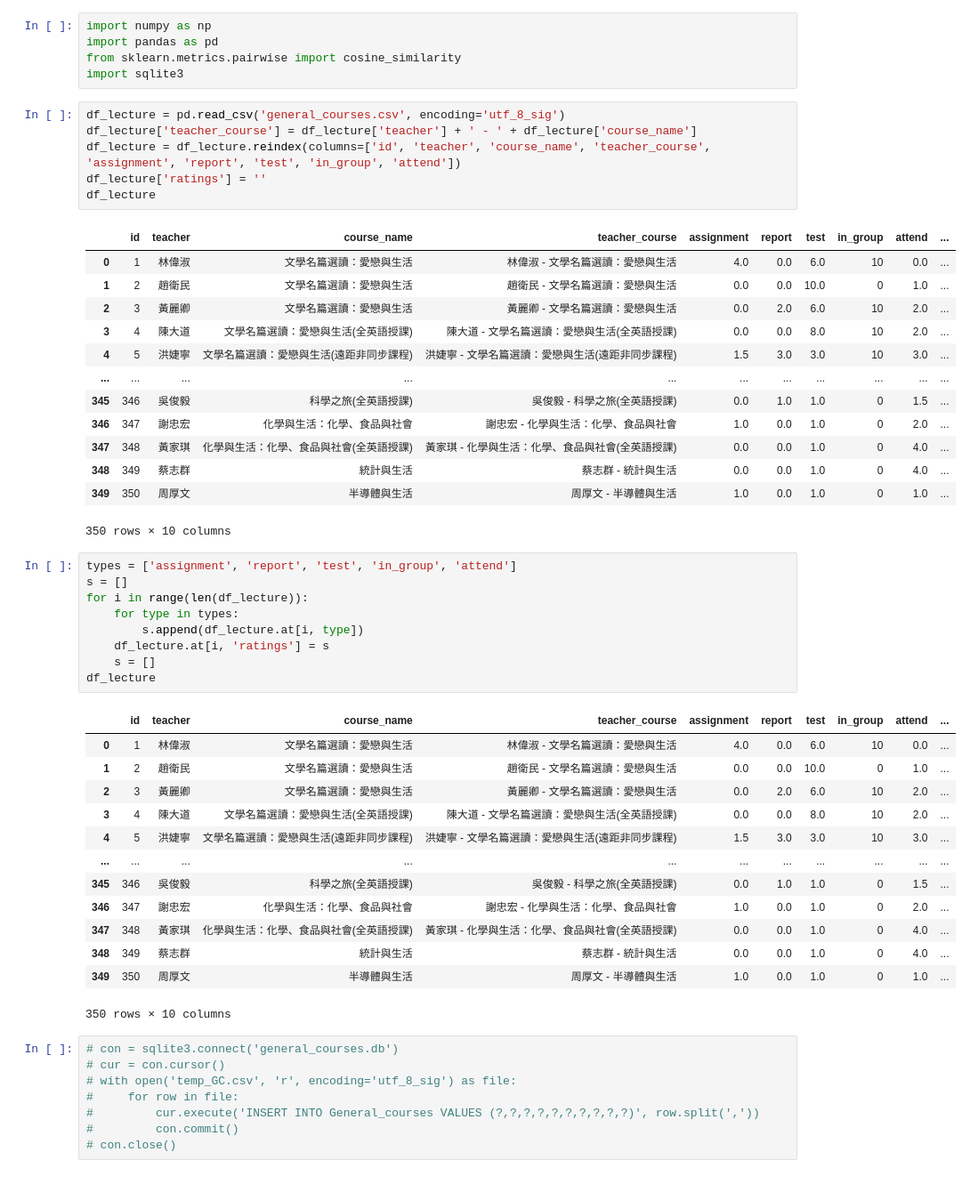
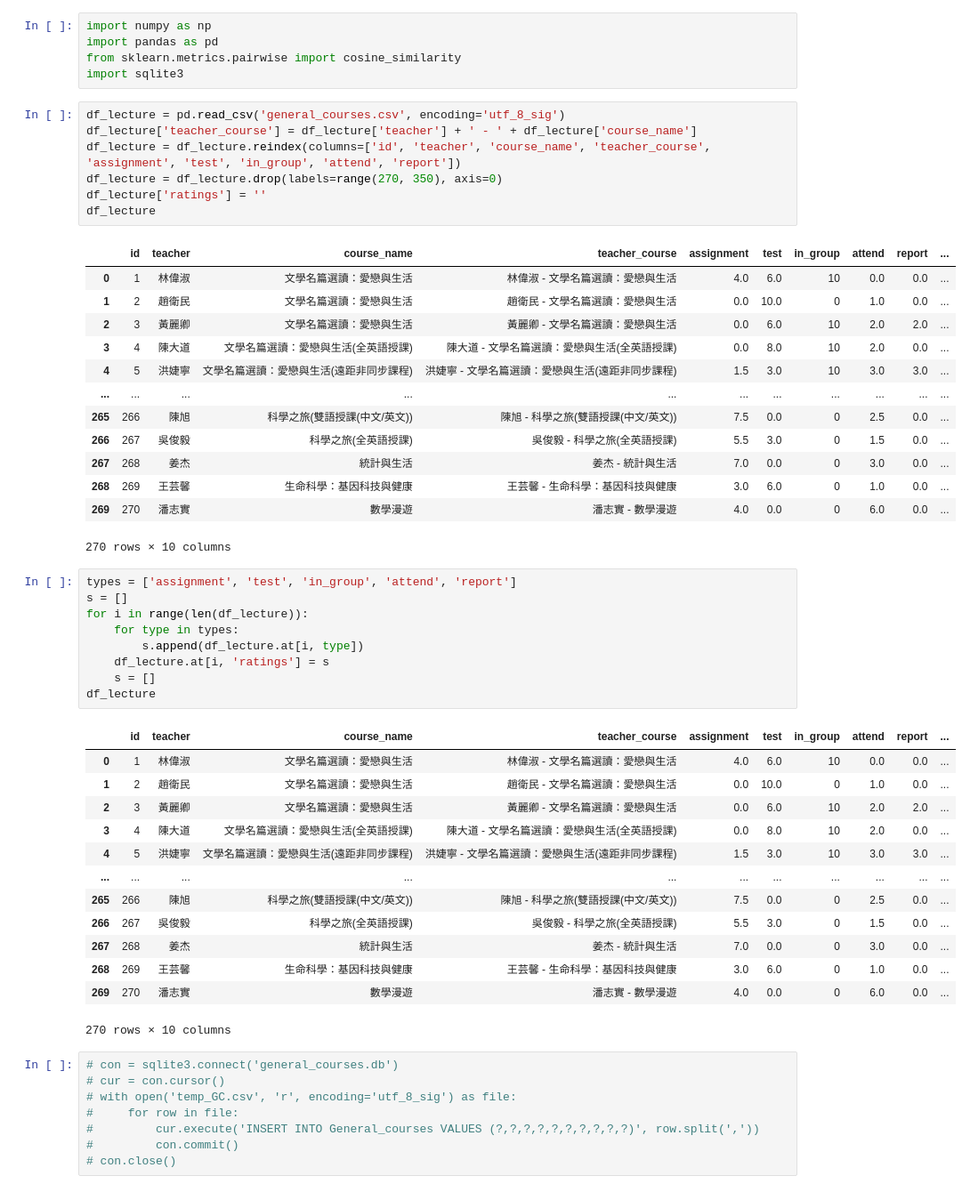
Before and after one commit to k0sutokiri/recommend-system, a Jupyter notebook: _General_courses/general_recommend.ipynb, the cells around one changed output. Shown: that part at 89% size. Saved outputs shown, nothing was run; the diff lists cells and outputs as text.

```diff
--- a/_General_courses/general_recommend.ipynb
+++ b/_General_courses/general_recommend.ipynb
@@ -6,25 +6,26 @@ import sqlite3
 # %%
 df_lecture = pd.read_csv('general_courses.csv', encoding='utf_8_sig')
 df_lecture['teacher_course'] = df_lecture['teacher'] + ' - ' + df_lecture['course_name']
-df_lecture = df_lecture.reindex(columns=['id', 'teacher', 'course_name', 'teacher_course', 'assignment', 'report', 'test', 'in_group', 'attend'])
+df_lecture = df_lecture.reindex(columns=['id', 'teacher', 'course_name', 'teacher_course', 'assignment', 'test', 'in_group', 'attend', 'report'])
+df_lecture = df_lecture.drop(labels=range(270, 350), axis=0)
 df_lecture['ratings'] = ''
 df_lecture
 # %% [output]
-|  | id | teacher | course_name | teacher_course | assignment | report | test | in_group | attend | ... |
-| 0 | 1 | 林偉淑 | 文學名篇選讀：愛戀與生活 | 林偉淑 - 文學名篇選讀：愛戀與生活 | 4.0 | 0.0 | 6.0 | 10 | 0.0 | ... |
-| 1 | 2 | 趙衛民 | 文學名篇選讀：愛戀與生活 | 趙衛民 - 文學名篇選讀：愛戀與生活 | 0.0 | 0.0 | 10.0 | 0 | 1.0 | ... |
-| 2 | 3 | 黃麗卿 | 文學名篇選讀：愛戀與生活 | 黃麗卿 - 文學名篇選讀：愛戀與生活 | 0.0 | 2.0 | 6.0 | 10 | 2.0 | ... |
-| 3 | 4 | 陳大道 | 文學名篇選讀：愛戀與生活(全英語授課) | 陳大道 - 文學名篇選讀：愛戀與生活(全英語授課) | 0.0 | 0.0 | 8.0 | 10 | 2.0 | ... |
-| 4 | 5 | 洪婕寧 | 文學名篇選讀：愛戀與生活(遠距非同步課程) | 洪婕寧 - 文學名篇選讀：愛戀與生活(遠距非同步課程) | 1.5 | 3.0 | 3.0 | 10 | 3.0 | ... |
+|  | id | teacher | course_name | teacher_course | assignment | test | in_group | attend | report | ... |
+| 0 | 1 | 林偉淑 | 文學名篇選讀：愛戀與生活 | 林偉淑 - 文學名篇選讀：愛戀與生活 | 4.0 | 6.0 | 10 | 0.0 | 0.0 | ... |
+| 1 | 2 | 趙衛民 | 文學名篇選讀：愛戀與生活 | 趙衛民 - 文學名篇選讀：愛戀與生活 | 0.0 | 10.0 | 0 | 1.0 | 0.0 | ... |
+| 2 | 3 | 黃麗卿 | 文學名篇選讀：愛戀與生活 | 黃麗卿 - 文學名篇選讀：愛戀與生活 | 0.0 | 6.0 | 10 | 2.0 | 2.0 | ... |
+| 3 | 4 | 陳大道 | 文學名篇選讀：愛戀與生活(全英語授課) | 陳大道 - 文學名篇選讀：愛戀與生活(全英語授課) | 0.0 | 8.0 | 10 | 2.0 | 0.0 | ... |
+| 4 | 5 | 洪婕寧 | 文學名篇選讀：愛戀與生活(遠距非同步課程) | 洪婕寧 - 文學名篇選讀：愛戀與生活(遠距非同步課程) | 1.5 | 3.0 | 10 | 3.0 | 3.0 | ... |
 | ... | ... | ... | ... | ... | ... | ... | ... | ... | ... | ... |
-| 345 | 346 | 吳俊毅 | 科學之旅(全英語授課) | 吳俊毅 - 科學之旅(全英語授課) | 0.0 | 1.0 | 1.0 | 0 | 1.5 | ... |
-| 346 | 347 | 謝忠宏 | 化學與生活：化學、食品與社會 | 謝忠宏 - 化學與生活：化學、食品與社會 | 1.0 | 0.0 | 1.0 | 0 | 2.0 | ... |
-| 347 | 348 | 黃家琪 | 化學與生活：化學、食品與社會(全英語授課) | 黃家琪 - 化學與生活：化學、食品與社會(全英語授課) | 0.0 | 0.0 | 1.0 | 0 | 4.0 | ... |
-| 348 | 349 | 蔡志群 | 統計與生活 | 蔡志群 - 統計與生活 | 0.0 | 0.0 | 1.0 | 0 | 4.0 | ... |
-| 349 | 350 | 周厚文 | 半導體與生活 | 周厚文 - 半導體與生活 | 1.0 | 0.0 | 1.0 | 0 | 1.0 | ... |
+| 265 | 266 | 陳旭 | 科學之旅(雙語授課(中文/英文)) | 陳旭 - 科學之旅(雙語授課(中文/英文)) | 7.5 | 0.0 | 0 | 2.5 | 0.0 | ... |
+| 266 | 267 | 吳俊毅 | 科學之旅(全英語授課) | 吳俊毅 - 科學之旅(全英語授課) | 5.5 | 3.0 | 0 | 1.5 | 0.0 | ... |
+| 267 | 268 | 姜杰 | 統計與生活 | 姜杰 - 統計與生活 | 7.0 | 0.0 | 0 | 3.0 | 0.0 | ... |
+| 268 | 269 | 王芸馨 | 生命科學：基因科技與健康 | 王芸馨 - 生命科學：基因科技與健康 | 3.0 | 6.0 | 0 | 1.0 | 0.0 | ... |
+| 269 | 270 | 潘志實 | 數學漫遊 | 潘志實 - 數學漫遊 | 4.0 | 0.0 | 0 | 6.0 | 0.0 | ... |
-350 rows × 10 columns
+270 rows × 10 columns
 # %%
-types = ['assignment', 'report', 'test', 'in_group', 'attend']
+types = ['assignment', 'test', 'in_group', 'attend', 'report']
 s = []
 for i in range(len(df_lecture)):
     for type in types:
@@ -33,19 +34,19 @@ for i in range(len(df_lecture)):
     s = []
 df_lecture
 # %% [output]
-|  | id | teacher | course_name | teacher_course | assignment | report | test | in_group | attend | ... |
-| 0 | 1 | 林偉淑 | 文學名篇選讀：愛戀與生活 | 林偉淑 - 文學名篇選讀：愛戀與生活 | 4.0 | 0.0 | 6.0 | 10 | 0.0 | ... |
-| 1 | 2 | 趙衛民 | 文學名篇選讀：愛戀與生活 | 趙衛民 - 文學名篇選讀：愛戀與生活 | 0.0 | 0.0 | 10.0 | 0 | 1.0 | ... |
-| 2 | 3 | 黃麗卿 | 文學名篇選讀：愛戀與生活 | 黃麗卿 - 文學名篇選讀：愛戀與生活 | 0.0 | 2.0 | 6.0 | 10 | 2.0 | ... |
-| 3 | 4 | 陳大道 | 文學名篇選讀：愛戀與生活(全英語授課) | 陳大道 - 文學名篇選讀：愛戀與生活(全英語授課) | 0.0 | 0.0 | 8.0 | 10 | 2.0 | ... |
-| 4 | 5 | 洪婕寧 | 文學名篇選讀：愛戀與生活(遠距非同步課程) | 洪婕寧 - 文學名篇選讀：愛戀與生活(遠距非同步課程) | 1.5 | 3.0 | 3.0 | 10 | 3.0 | ... |
+|  | id | teacher | course_name | teacher_course | assignment | test | in_group | attend | report | ... |
+| 0 | 1 | 林偉淑 | 文學名篇選讀：愛戀與生活 | 林偉淑 - 文學名篇選讀：愛戀與生活 | 4.0 | 6.0 | 10 | 0.0 | 0.0 | ... |
+| 1 | 2 | 趙衛民 | 文學名篇選讀：愛戀與生活 | 趙衛民 - 文學名篇選讀：愛戀與生活 | 0.0 | 10.0 | 0 | 1.0 | 0.0 | ... |
+| 2 | 3 | 黃麗卿 | 文學名篇選讀：愛戀與生活 | 黃麗卿 - 文學名篇選讀：愛戀與生活 | 0.0 | 6.0 | 10 | 2.0 | 2.0 | ... |
+| 3 | 4 | 陳大道 | 文學名篇選讀：愛戀與生活(全英語授課) | 陳大道 - 文學名篇選讀：愛戀與生活(全英語授課) | 0.0 | 8.0 | 10 | 2.0 | 0.0 | ... |
+| 4 | 5 | 洪婕寧 | 文學名篇選讀：愛戀與生活(遠距非同步課程) | 洪婕寧 - 文學名篇選讀：愛戀與生活(遠距非同步課程) | 1.5 | 3.0 | 10 | 3.0 | 3.0 | ... |
 | ... | ... | ... | ... | ... | ... | ... | ... | ... | ... | ... |
-| 345 | 346 | 吳俊毅 | 科學之旅(全英語授課) | 吳俊毅 - 科學之旅(全英語授課) | 0.0 | 1.0 | 1.0 | 0 | 1.5 | ... |
-| 346 | 347 | 謝忠宏 | 化學與生活：化學、食品與社會 | 謝忠宏 - 化學與生活：化學、食品與社會 | 1.0 | 0.0 | 1.0 | 0 | 2.0 | ... |
-| 347 | 348 | 黃家琪 | 化學與生活：化學、食品與社會(全英語授課) | 黃家琪 - 化學與生活：化學、食品與社會(全英語授課) | 0.0 | 0.0 | 1.0 | 0 | 4.0 | ... |
-| 348 | 349 | 蔡志群 | 統計與生活 | 蔡志群 - 統計與生活 | 0.0 | 0.0 | 1.0 | 0 | 4.0 | ... |
-| 349 | 350 | 周厚文 | 半導體與生活 | 周厚文 - 半導體與生活 | 1.0 | 0.0 | 1.0 | 0 | 1.0 | ... |
+| 265 | 266 | 陳旭 | 科學之旅(雙語授課(中文/英文)) | 陳旭 - 科學之旅(雙語授課(中文/英文)) | 7.5 | 0.0 | 0 | 2.5 | 0.0 | ... |
+| 266 | 267 | 吳俊毅 | 科學之旅(全英語授課) | 吳俊毅 - 科學之旅(全英語授課) | 5.5 | 3.0 | 0 | 1.5 | 0.0 | ... |
+| 267 | 268 | 姜杰 | 統計與生活 | 姜杰 - 統計與生活 | 7.0 | 0.0 | 0 | 3.0 | 0.0 | ... |
+| 268 | 269 | 王芸馨 | 生命科學：基因科技與健康 | 王芸馨 - 生命科學：基因科技與健康 | 3.0 | 6.0 | 0 | 1.0 | 0.0 | ... |
+| 269 | 270 | 潘志實 | 數學漫遊 | 潘志實 - 數學漫遊 | 4.0 | 0.0 | 0 | 6.0 | 0.0 | ... |
-350 rows × 10 columns
+270 rows × 10 columns
 # %%
 # con = sqlite3.connect('general_courses.db')
 # cur = con.cursor()
```
Also changed, not shown: parts of 4 cells of this notebook.
